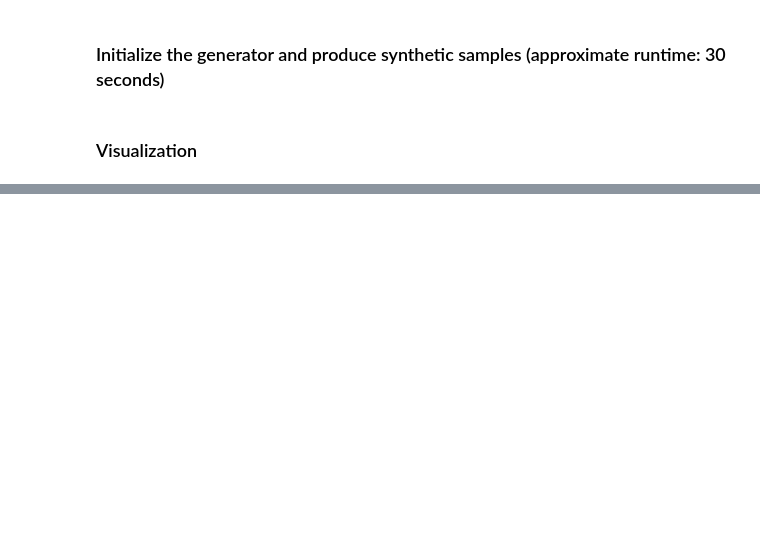
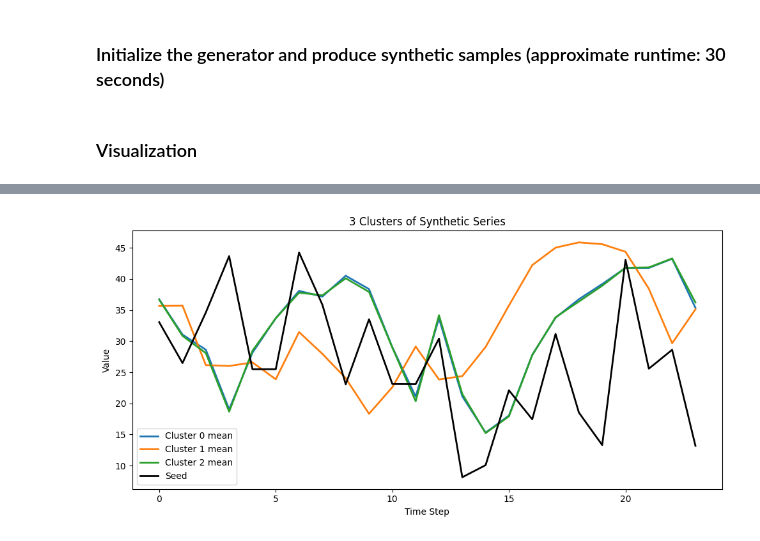
Before and after one commit to jhyeoh2002/V2B_Optimization_with_AI_on_BSS, a Jupyter notebook: time_series_generator/scripts/demo_code.ipynb, the cells around one changed output, grey strips where cells are left out. Saved outputs shown, nothing was run; the diff lists cells and outputs as text; code cells hidden in the pictures; blank space fills up the shorter version.

```diff
--- a/time_series_generator/scripts/demo_code.ipynb
+++ b/time_series_generator/scripts/demo_code.ipynb
@@ -72,0 +164,33 @@ plt.show()
+# %%
+from sklearn.cluster import KMeans
+import numpy as np
+import matplotlib.pyplot as plt
+
+# === choose your number of clusters ===
+n_clusters = 3  # change this freely
+
+# Flatten each time series into a feature vector (length = number of time steps)
+X = np.array(sample_withrandom)
+
+# === run KMeans ===
+kmeans = KMeans(n_clusters=n_clusters, random_state=42, n_init='auto')
+labels = kmeans.fit_predict(X)
+
+# === visualize clusters ===
+plt.figure(figsize=(10, 5))
+for cluster_id in range(n_clusters):
+    cluster_samples = X[labels == cluster_id]
+    for series in cluster_samples:
+        plt.plot(series, color=f"C{cluster_id}", alpha=0.005)
+    plt.plot(np.mean(cluster_samples, axis=0), color=f"C{cluster_id}",
+             label=f"Cluster {cluster_id} mean", linewidth=2)
+
+plt.plot(sample_seed, color="black", label="Seed", linewidth=2)
+plt.xlabel("Time Step")
+plt.ylabel("Value")
+plt.legend()
+plt.title(f"{n_clusters} Clusters of Synthetic Series")
+plt.tight_layout()
+plt.show()
+# %% [output]
+[figure, added]
```
Also changed, not shown: parts of 7 cells of this notebook, 10 other files.
